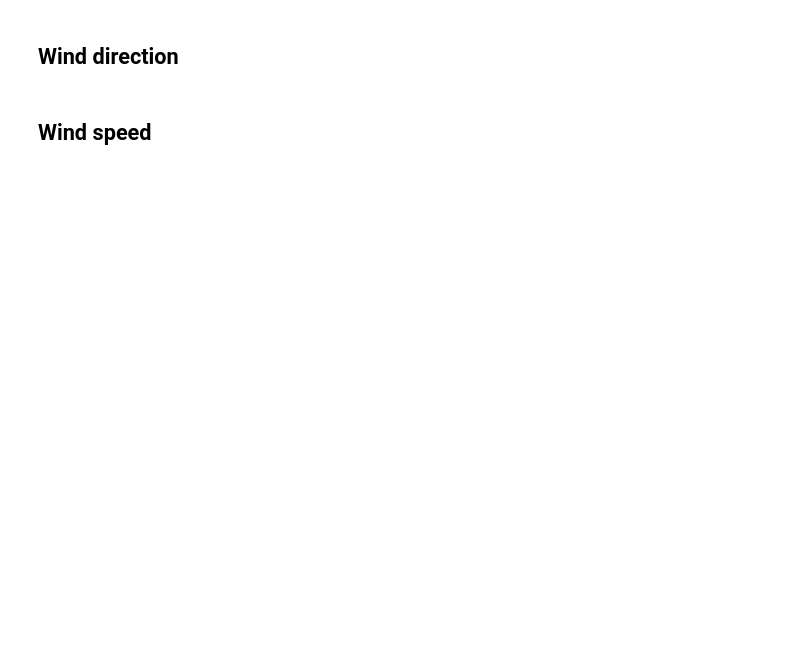
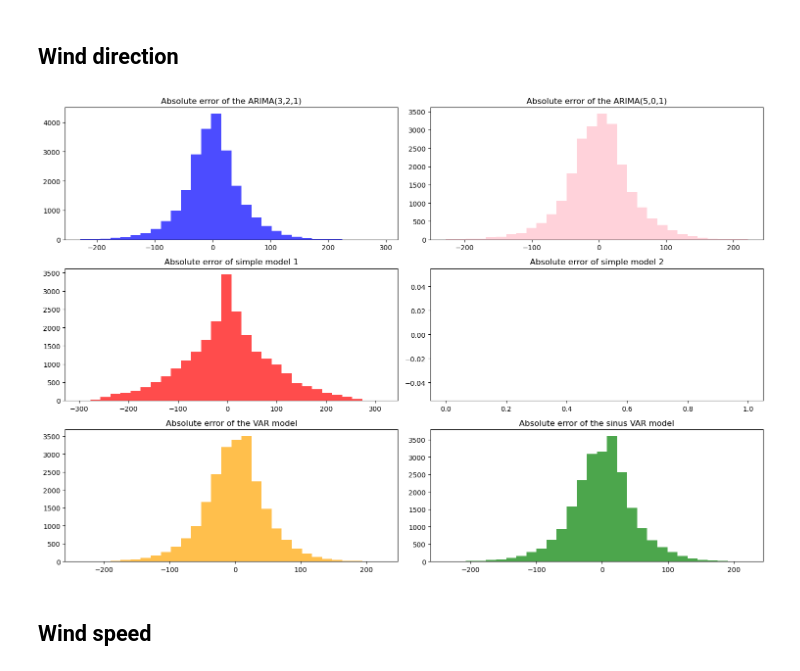
Before and after one commit to bregina98/Local-prediction-of-weather-parameters-based-on-historical-data, a Jupyter notebook: comparison of all the models/all_models.ipynb, the cells around one changed output. Drawn from its saved outputs; the diff is of its cells as text; code cells hidden in the pictures; blank space fills up the shorter version.

```diff
--- a/comparison of all the models/all_models.ipynb
+++ b/comparison of all the models/all_models.ipynb
@@ -355,2 +497,43 @@ plt.show()
+# %%
+# errors
+error_arima_312 = (wind_actual - wind_arima_312).dropna()
+error_arima_501 = (wind_actual - wind_arima_501).dropna()
+error_simple_1_wind = (wind_actual - wind_sim_1).dropna()
+error_simple_2_wind = (wind_actual - wind_sim_2).dropna()
+error_var_wind = (wind_actual - wind_var).dropna()
+error_sinus_wind = (wind_actual - wind_sin).dropna()
+# %%
+# histograms of the errors
+
+plt.figure(figsize=(15, 10))
+
+plt.subplot(3, 2, 1)
+plt.hist(error_arima_312, bins=30, color='blue', alpha=0.7)
+plt.title('Absolute error of the ARIMA(3,2,1)')
+
+plt.subplot(3, 2, 2)
+plt.hist(error_arima_501, bins=30, color='pink', alpha=0.7)
+plt.title('Absolute error of the ARIMA(5,0,1)')
+
+plt.subplot(3, 2, 3)
+plt.hist(error_simple_1_wind, bins=30, color='red', alpha=0.7)
+plt.title('Absolute error of simple model 1')
+
+plt.subplot(3, 2, 4)
+plt.hist(error_simple_2_wind, bins=30, color='purple', alpha=0.7)
+plt.title('Absolute error of simple model 2')
+
+plt.subplot(3, 2, 5)
+plt.hist(error_var_wind, bins=30, color='orange', alpha=0.7)
+plt.title('Absolute error of the VAR model')
+
+plt.subplot(3, 2, 6)
+plt.hist(error_sinus_wind, bins=30, color='green', alpha=0.7)
+plt.title('Absolute error of the sinus VAR model')
+
+plt.tight_layout()
+plt.show()
+# %% [output]
+[figure, added]
 # %% [markdown]
 ## Wind speed
```
Also changed, not shown: parts of 12 cells of this notebook.
